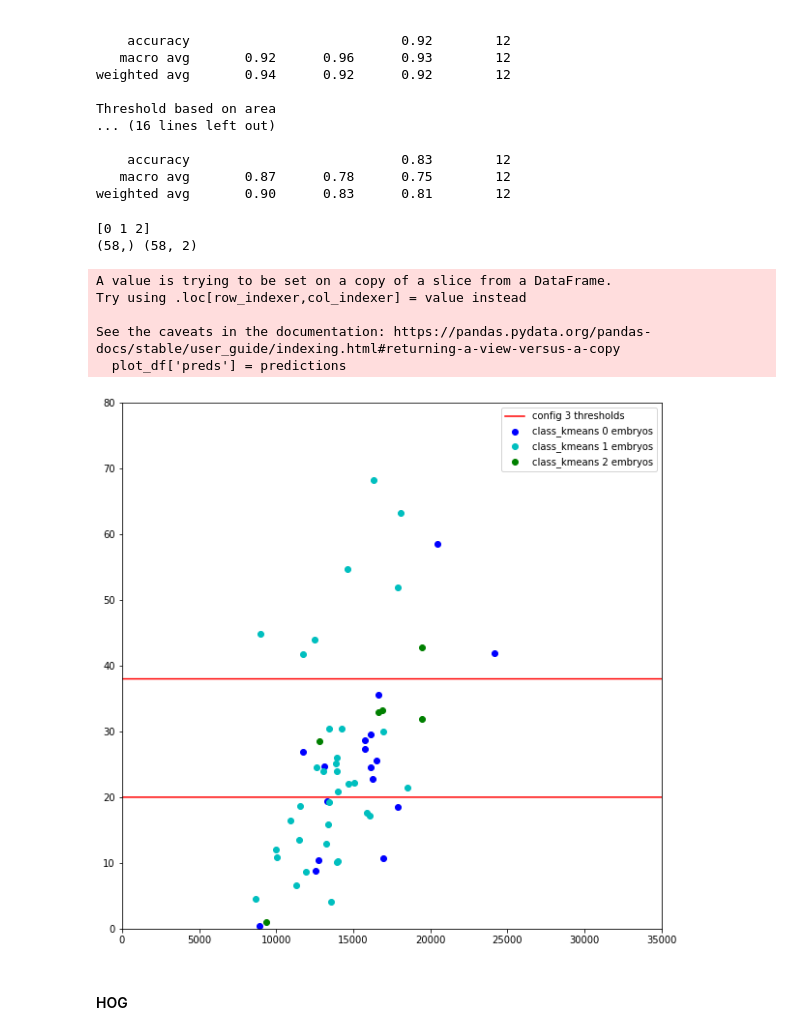
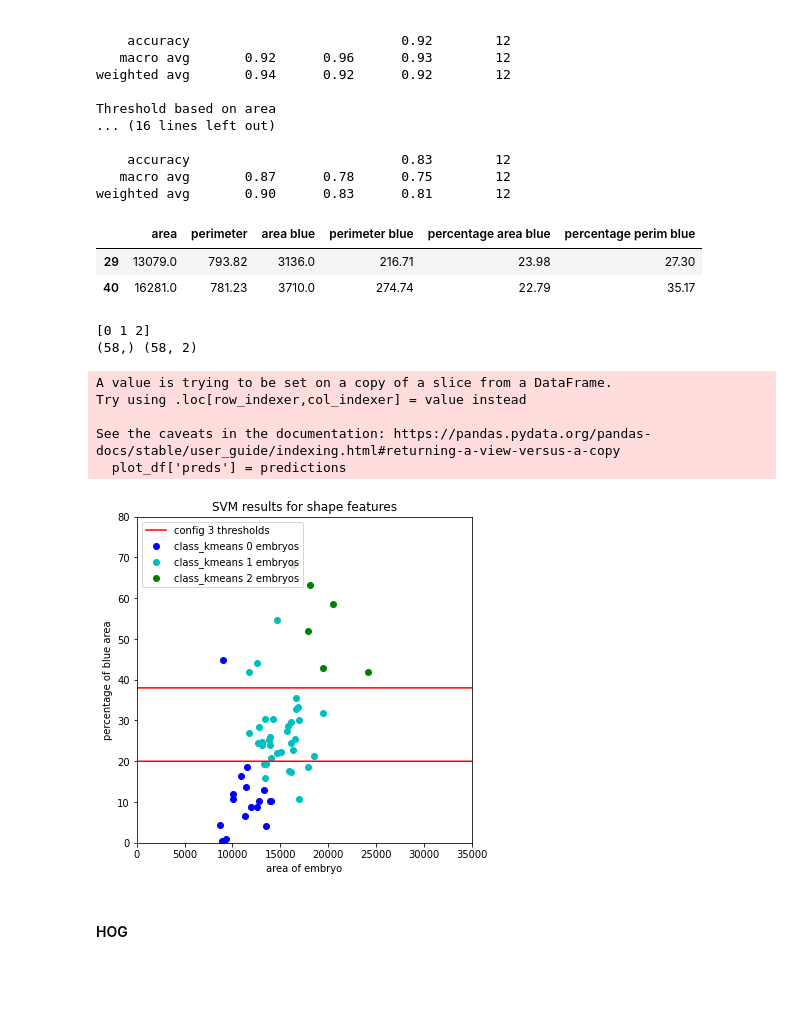
Before and after one commit to eleonoraieronimaki/shape_texture_classification, a Jupyter notebook: measurements.ipynb, the cells around one changed output. Drawn from its saved outputs; the diff is of its cells as text; code cells hidden in the pictures; blank space fills up the shorter version.

```diff
--- a/measurements.ipynb
+++ b/measurements.ipynb
@@ -96,7 +96,7 @@ sns.pairplot(df,hue="class_kmeans")
 <seaborn.axisgrid.PairGrid at 0x...>
 [figure]
 # %%
-plt.figure(figsize=(10,10))
+plt.figure(figsize=(6,6))
 x_rg = np.arange(2)
 
 
@@ -131,8 +131,12 @@ colors = ['b', 'c', 'g']
 for i in range(3):
     plt.scatter(x=df[df['class_kmeans'] == i]['area'],
                 y=df[df['class_kmeans'] == i]['percentage area blue'],
-                c=colors[i], label=f"class_kmeans {i} embryos")
+                c=colors[i], label=f"class {i} embryos")
 plt.ylim([0,80])
-plt.legend()
+plt.legend(loc="upper left")
+plt.margins(x=0,y=0)
+plt.xlabel("area of embryo")
+plt.ylabel("percentage of blue area")
+plt.title("Thresholds used to compare results")
 plt.show()
 # %% [output]
@@ -188,7 +185,7 @@ pred =clf.predict(X_test)
 print(classification_report(y_test['thresh_class_2'], pred, zero_division=0))
 #predict_on_train
 pred_train = clf.predict(X_train)
-predictions = np.hstack((pred,pred_train))
+predictions = np.hstack((pred_train,pred))
 # %% [output]
 KMeans classes
               precision    recall  f1-score   support
@@ -207,41 +204,51 @@ Threshold based on area
     accuracy                           0.83        12
    macro avg       0.87      0.78      0.75        12
 weighted avg       0.90      0.83      0.81        12
+# %%
+x_tot_df = pd.concat([X_train,X_test])
+x_tot_df.head(2)
+# %% [output]
+|  | area | perimeter | area blue | perimeter blue | percentage area blue | percentage perim blue |
+| 29 | 13079.0 | 793.82 | 3136.0 | 216.71 | 23.98 | 27.30 |
+| 40 | 16281.0 | 781.23 | 3710.0 | 274.74 | 22.79 | 35.17 |
 # %%
-plt.figure(figsize=(10,10))
+plt.figure(figsize=(6,6))
 x_rg = np.arange(2)
 
 # threshold 3
 y_3 = np.full(shape=(10000), fill_value=20)
 x_3 = np.linspace(0,35000,10000)
 plt.plot(x_3,y_3, label="config 3 thresholds", color='r')
 y_3 = np.full(shape=(10000), fill_value=38)
 x_3 = np.linspace(0,35000,10000)
 plt.plot(x_3,y_3, color='r')
 
 colors = ['b', 'c', 'g']
 
-plot_df = df[['area','percentage area blue']]
+plot_df = x_tot_df[['area','percentage area blue']]
 print(np.unique(predictions))
 print(predictions.shape, plot_df.shape)
 plot_df['preds'] = predictions
 for i in range(3):
     plt.scatter(x=plot_df[plot_df['preds'] == i]['area'],
                 y=plot_df[plot_df['preds'] == i]['percentage area blue'],
                 c=colors[i], label=f"class_kmeans {i} embryos")
 plt.ylim([0,80])
-plt.legend()
+plt.legend(loc="upper left")
 plt.margins(x=0,y=0)
+plt.xlabel("area of embryo")
+plt.ylabel("percentage of blue area")
+plt.title("SVM results for shape features")
 plt.show()
 # %% [output]
 [0 1 2]
 (58,) (58, 2)
 A value is trying to be set on a copy of a slice from a DataFrame.
 Try using .loc[row_indexer,col_indexer] = value instead
 
 See the caveats in the documentation: https://pandas.pydata.org/pandas-docs/stable/user_guide/indexing.html#returning-a-view-versus-a-copy
   plot_df['preds'] = predictions
-[figure, old version]
+[figure, new version]
 # %% [markdown]
 <h4>
 HOG
```
Also changed, not shown: parts of 10 cells of this notebook, 1 other file.
